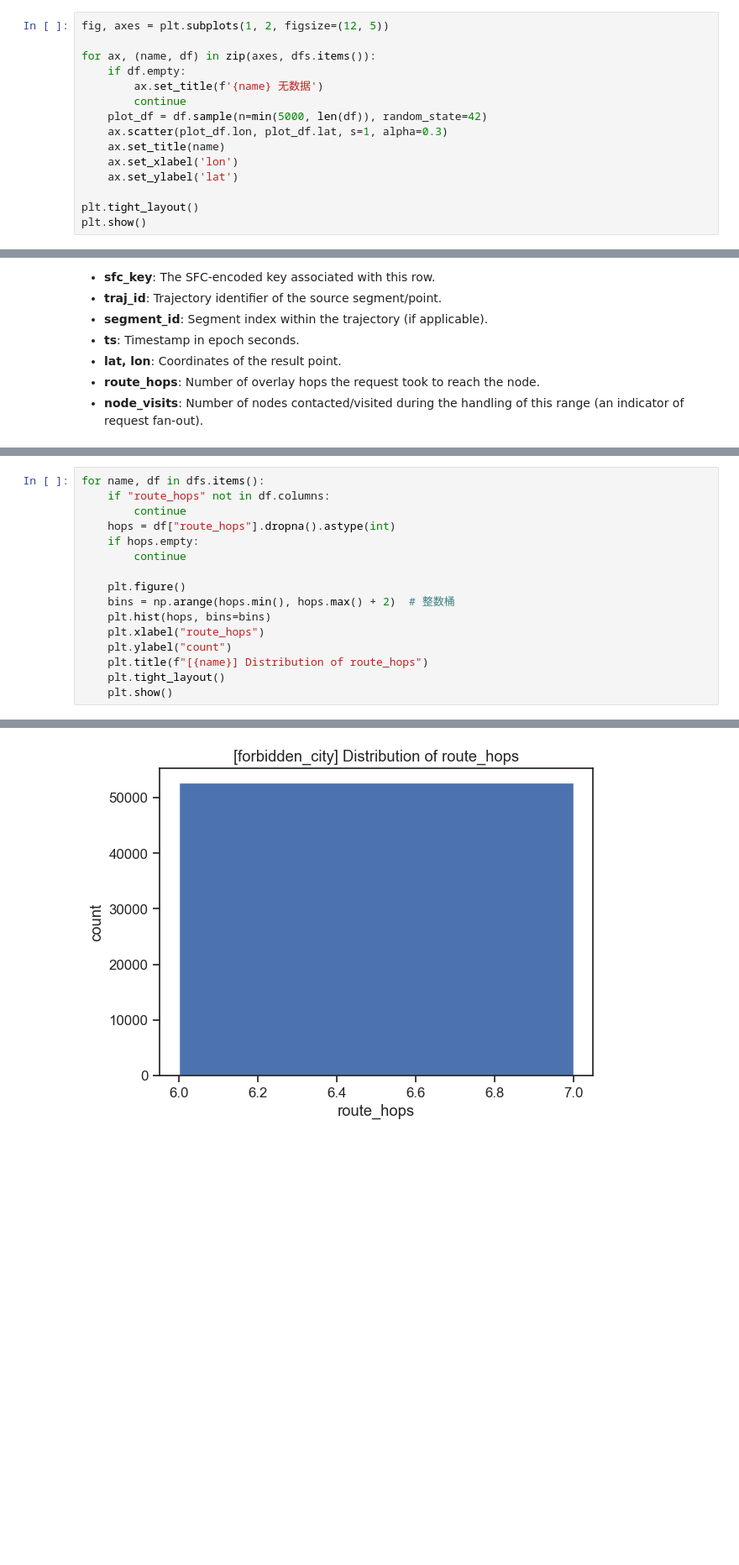
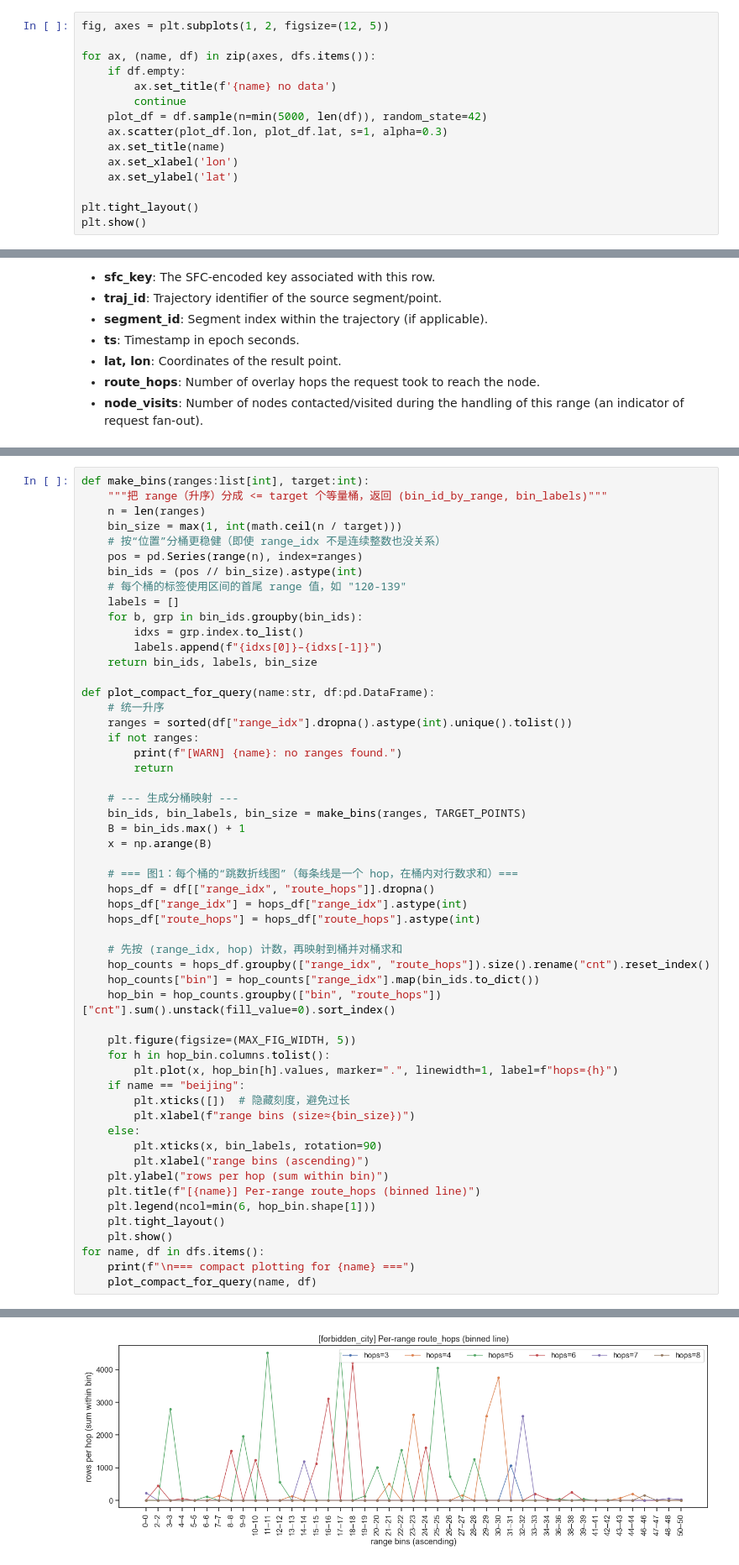
Before and after one commit to yezhan14promax/P2PSTA, a Jupyter notebook: implementation/py/visualisation.ipynb, the cells around one changed output, grey strips where cells are left out. Shown at 84% size. Cells and saved outputs as stored; diff of their text form; blank space fills up the shorter version.

```diff
--- a/implementation/py/visualisation.ipynb
+++ b/implementation/py/visualisation.ipynb
@@ -608,7 +611,7 @@ fig, axes = plt.subplots(1, 2, figsize=(12, 5))
 
 for ax, (name, df) in zip(axes, dfs.items()):
     if df.empty:
-        ax.set_title(f'{name} 无数据')
+        ax.set_title(f'{name} no data')
         continue
     plot_df = df.sample(n=min(5000, len(df)), random_state=42)
     ax.scatter(plot_df.lon, plot_df.lat, s=1, alpha=0.3)
@@ -692,17 +781,55 @@ Lower hop counts generally indicate shorter overlay paths and lower routing late
 # %%
-for name, df in dfs.items():
-    if "route_hops" not in df.columns:
-        continue
-    hops = df["route_hops"].dropna().astype(int)
-    if hops.empty:
-        continue
+def make_bins(ranges:list[int], target:int):
+    """把 range（升序）分成 <= target 个等量桶，返回 (bin_id_by_range, bin_labels)"""
+    n = len(ranges)
+    bin_size = max(1, int(math.ceil(n / target)))
+    # 按“位置”分桶更稳健（即使 range_idx 不是连续整数也没关系）
+    pos = pd.Series(range(n), index=ranges)
+    bin_ids = (pos // bin_size).astype(int)
+    # 每个桶的标签使用区间的首尾 range 值，如 "120-139"
+    labels = []
+    for b, grp in bin_ids.groupby(bin_ids):
+        idxs = grp.index.to_list()
+        labels.append(f"{idxs[0]}–{idxs[-1]}")
+    return bin_ids, labels, bin_size
 
-    plt.figure()
-    bins = np.arange(hops.min(), hops.max() + 2)  # 整数桶
-    plt.hist(hops, bins=bins)
-    plt.xlabel("route_hops")
-    plt.ylabel("count")
-    plt.title(f"[{name}] Distribution of route_hops")
+def plot_compact_for_query(name:str, df:pd.DataFrame):
+    # 统一升序
+    ranges = sorted(df["range_idx"].dropna().astype(int).unique().tolist())
+    if not ranges:
+        print(f"[WARN] {name}: no ranges found.")
+        return
+
+    # --- 生成分桶映射 ---
+    bin_ids, bin_labels, bin_size = make_bins(ranges, TARGET_POINTS)
+    B = bin_ids.max() + 1
+    x = np.arange(B)
+
+    # === 图1：每个桶的“跳数折线图”（每条线是一个 hop，在桶内对行数求和）===
+    hops_df = df[["range_idx", "route_hops"]].dropna()
+    hops_df["range_idx"] = hops_df["range_idx"].astype(int)
+    hops_df["route_hops"] = hops_df["route_hops"].astype(int)
+
+    # 先按 (range_idx, hop) 计数，再映射到桶并对桶求和
+    hop_counts = hops_df.groupby(["range_idx", "route_hops"]).size().rename("cnt").reset_index()
+    hop_counts["bin"] = hop_counts["range_idx"].map(bin_ids.to_dict())
+    hop_bin = hop_counts.groupby(["bin", "route_hops"])["cnt"].sum().unstack(fill_value=0).sort_index()
+
+    plt.figure(figsize=(MAX_FIG_WIDTH, 5))
+    for h in hop_bin.columns.tolist():
+        plt.plot(x, hop_bin[h].values, marker=".", linewidth=1, label=f"hops={h}")
+    if name == "beijing":
+        plt.xticks([])  # 隐藏刻度，避免过长
+        plt.xlabel(f"range bins (size≈{bin_size})")
+    else:
+        plt.xticks(x, bin_labels, rotation=90)
+        plt.xlabel("range bins (ascending)")
+    plt.ylabel("rows per hop (sum within bin)")
+    plt.title(f"[{name}] Per-range route_hops (binned line)")
+    plt.legend(ncol=min(6, hop_bin.shape[1]))
     plt.tight_layout()
     plt.show()
+for name, df in dfs.items():
+    print(f"\n=== compact plotting for {name} ===")
+    plot_compact_for_query(name, df)
 # %% [output]
@@ -709 +837 @@ for name, df in dfs.items():
-[figure, old version]
+[figure, new version]
```
Also changed, not shown: parts of 29 cells of this notebook, 7 other files.
